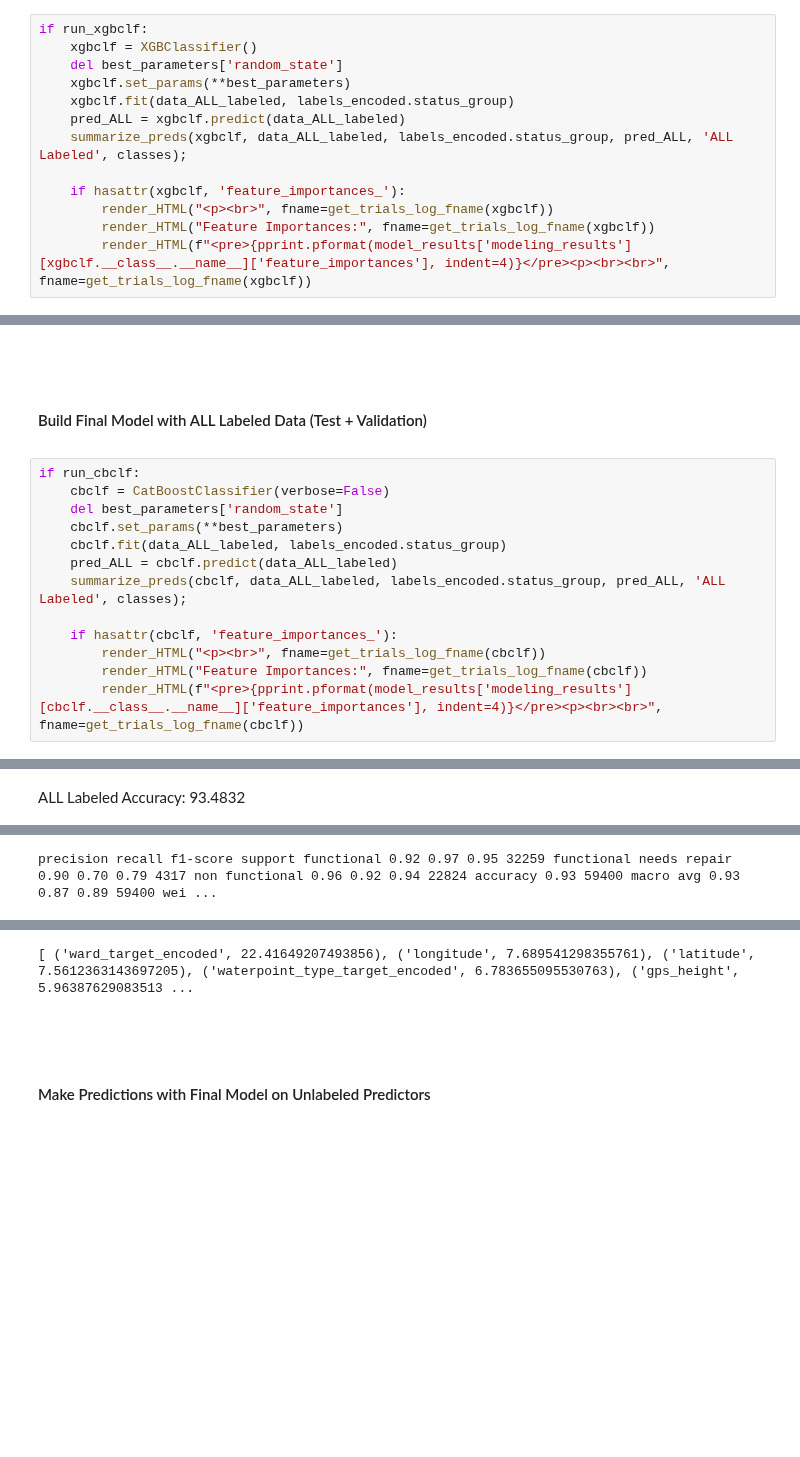
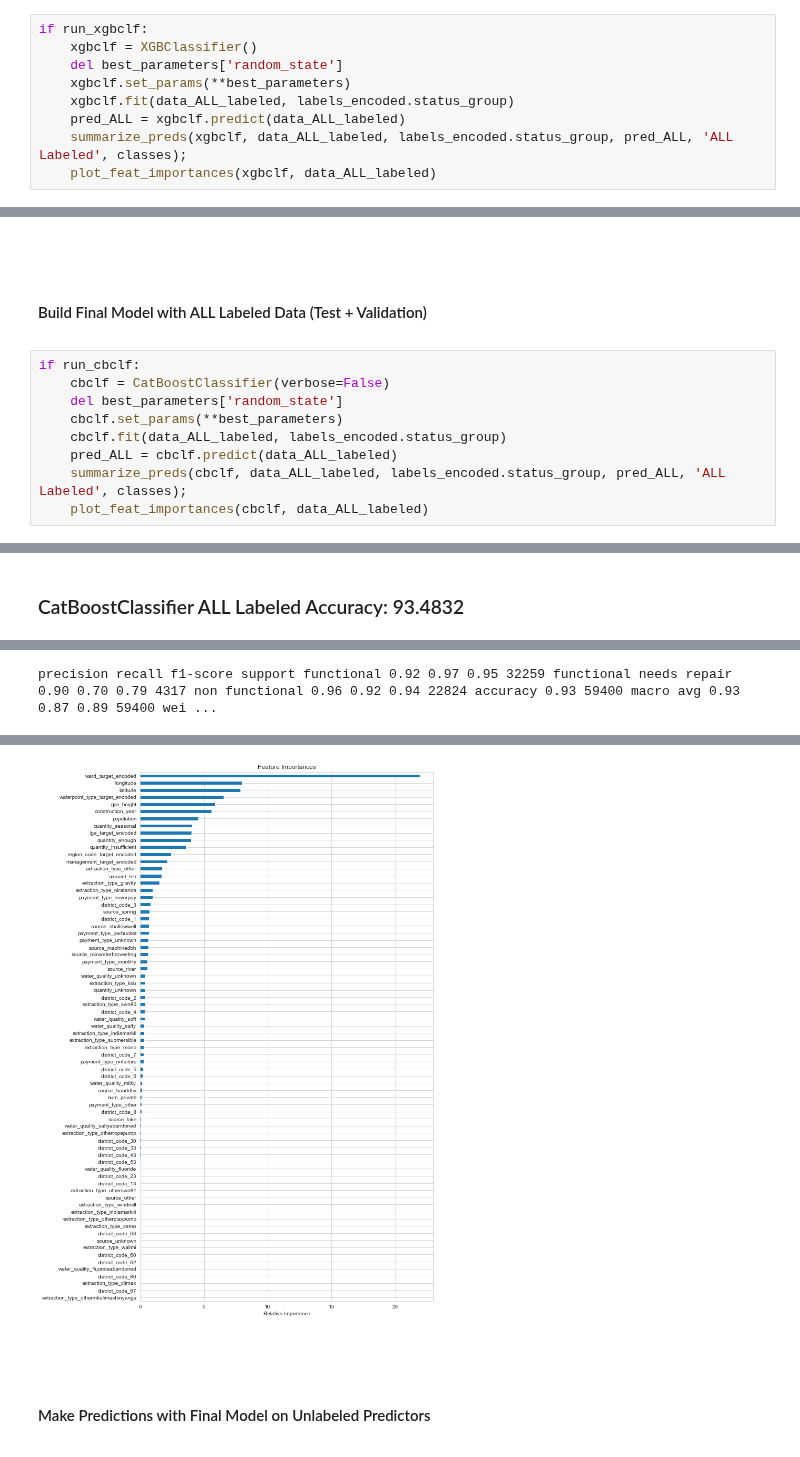
Before and after one commit to sacontreras/dsc-mod-3-project-v2-1-online-ds-sp-000, a Jupyter notebook: models.ipynb, the cells around one changed output, grey strips where cells are left out. Saved outputs shown, nothing was run; the diff lists cells and outputs as text; blank space fills up the shorter version.

```diff
--- a/models.ipynb
+++ b/models.ipynb
@@ -983,11 +900,7 @@ if run_xgbclf:
     xgbclf.fit(data_ALL_labeled, labels_encoded.status_group)
     pred_ALL = xgbclf.predict(data_ALL_labeled)
     summarize_preds(xgbclf, data_ALL_labeled, labels_encoded.status_group, pred_ALL, 'ALL Labeled', classes);
-
-    if hasattr(xgbclf, 'feature_importances_'):
-        render_HTML("<p><br>", fname=get_trials_log_fname(xgbclf))
-        render_HTML("Feature Importances:", fname=get_trials_log_fname(xgbclf))
-        render_HTML(f"<pre>{pprint.pformat(model_results['modeling_results'][xgbclf.__class__.__name__]['feature_importances'], indent=4)}</pre><p><br><br>", fname=get_trials_log_fname(xgbclf))
+    plot_feat_importances(xgbclf, data_ALL_labeled)
 # %% [markdown]
 <p><br><br>
 <h4>Make Predictions with Final Model on Unlabeled Predictors</h4>
@@ -1059,25 +972,21 @@ Training Accuracy: 93.8964
 # %%
 if run_cbclf:
     cbclf = CatBoostClassifier(verbose=False)
     del best_parameters['random_state']
     cbclf.set_params(**best_parameters)
     cbclf.fit(data_ALL_labeled, labels_encoded.status_group)
     pred_ALL = cbclf.predict(data_ALL_labeled)
     summarize_preds(cbclf, data_ALL_labeled, labels_encoded.status_group, pred_ALL, 'ALL Labeled', classes);
-
-    if hasattr(cbclf, 'feature_importances_'):
-        render_HTML("<p><br>", fname=get_trials_log_fname(cbclf))
-        render_HTML("Feature Importances:", fname=get_trials_log_fname(cbclf))
-        render_HTML(f"<pre>{pprint.pformat(model_results['modeling_results'][cbclf.__class__.__name__]['feature_importances'], indent=4)}</pre><p><br><br>", fname=get_trials_log_fname(cbclf))
+    plot_feat_importances(cbclf, data_ALL_labeled)
 # %% [output]
 [interactive output not drawn]
-ALL Labeled Accuracy: 93.4832
+CatBoostClassifier ALL Labeled Accuracy: 93.4832
 [interactive output not drawn]
 precision recall f1-score support functional 0.92 0.97 0.95 32259 functional needs repair 0.90 0.70 0.79 4317 non functional 0.96 0.92 0.94 22824 accuracy 0.93 59400 macro avg 0.93 0.87 0.89 59400 wei ...
 [figure]
 [interactive output not drawn]
 Feature Importances:
-[ ('ward_target_encoded', 22.41649207493856), ('longitude', 7.689541298355761), ('latitude', 7.5612363143697205), ('waterpoint_type_target_encoded', 6.783655095530763), ('gps_height', 5.96387629083513 ...
+[figure, added]
 # %% [markdown]
 <p><br><br>
 <h4>Make Predictions with Final Model on Unlabeled Predictors</h4>
```
Also changed, not shown: parts of 20 cells of this notebook, 3 other files.
